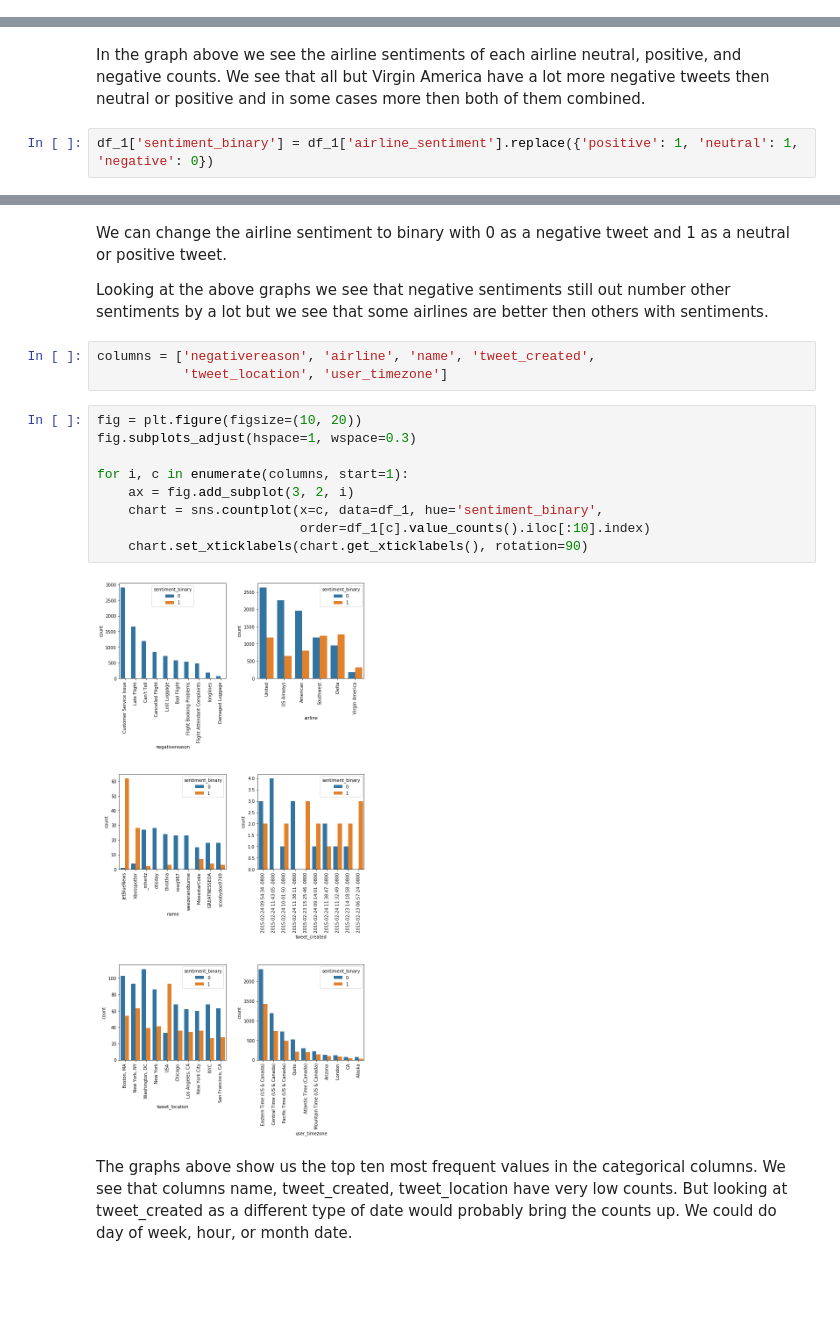
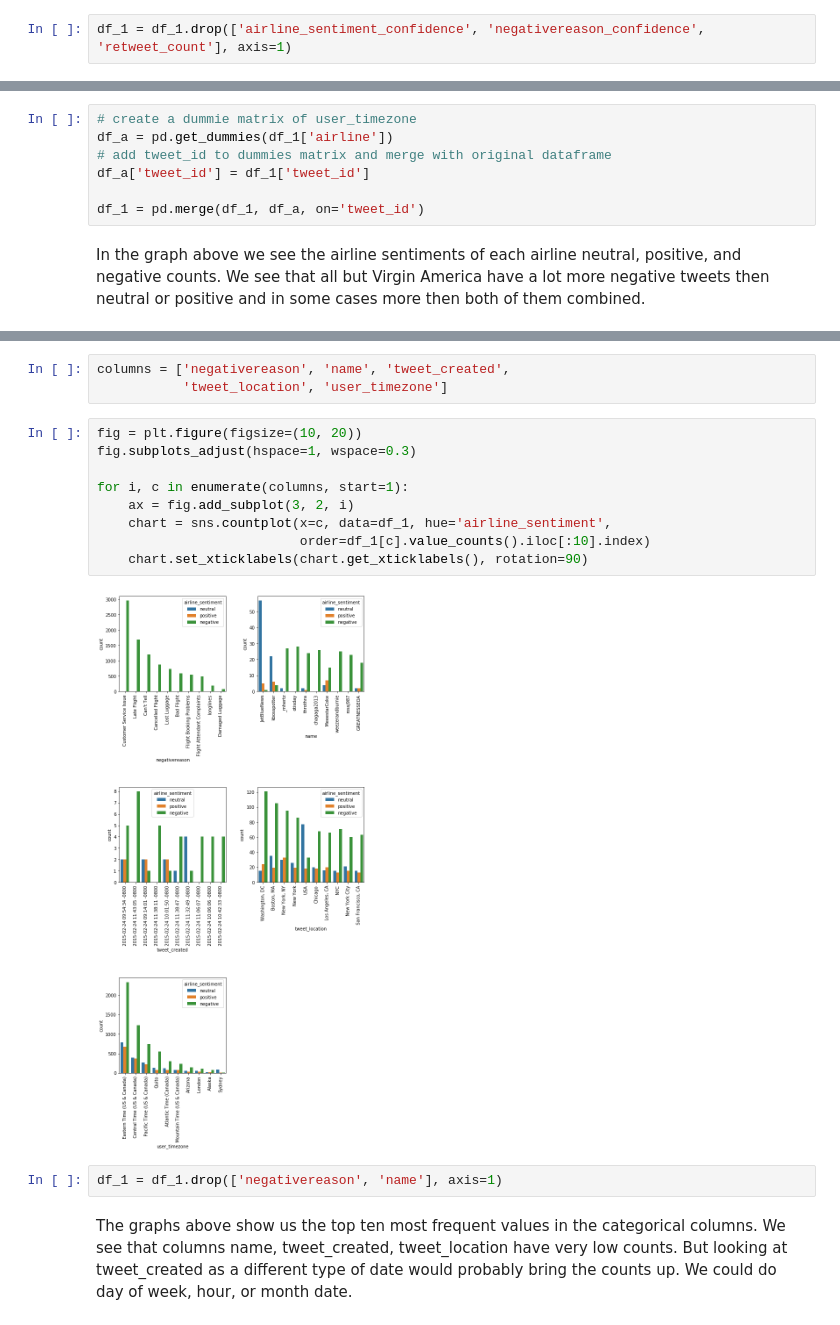
Before and after one commit to willjdew/Airline-Twitter-Sentiment, a Jupyter notebook: notebooks/Twitter_US_Airline_ Sentiment.ipynb, the cells around one changed output, grey strips where cells are left out. Cells and saved outputs as stored; diff of their text form; blank space fills up the shorter version.

```diff
--- a/notebooks/Twitter_US_Airline_ Sentiment.ipynb
+++ b/notebooks/Twitter_US_Airline_ Sentiment.ipynb
@@ -52,0 +59,2 @@ df_1 = df.drop(['airline_sentiment_gold', 'negativereason_gold',
+# %%
+df_1 = df_1.drop(['airline_sentiment_confidence', 'negativereason_confidence', 'retweet_count'], axis=1)
@@ -67,7 +79,12 @@ sns.countplot(df_1['airline'], hue=df_1['airline_sentiment'])
 plt.title('Airlines Sentiment');
 # %% [output]
 [figure]
+# %%
+# create a dummie matrix of user_timezone
+df_a = pd.get_dummies(df_1['airline'])
+# add tweet_id to dummies matrix and merge with original dataframe
+df_a['tweet_id'] = df_1['tweet_id']
+
+df_1 = pd.merge(df_1, df_a, on='tweet_id')
 # %% [markdown]
 In the graph above we see the airline sentiments of each airline neutral, positive, and negative counts.  We see that all but Virgin America have a lot more negative tweets then neutral or positive and in some cases more then both of them combined.
-# %%
-df_1['sentiment_binary'] = df_1['airline_sentiment'].replace({'positive': 1, 'neutral': 1, 'negative': 0})
@@ -83,21 +91,19 @@ plt.title('Airlines Sentiment');
-# %% [markdown]
-We can change the airline sentiment to binary with 0 as a negative tweet and 1 as a neutral or positive tweet.
-
-Looking at the above graphs we see that negative sentiments still out number other sentiments by a lot but we see that some airlines are better then others with sentiments.
 # %%
-columns = ['negativereason', 'airline', 'name', 'tweet_created',
+columns = ['negativereason', 'name', 'tweet_created',
            'tweet_location', 'user_timezone']
 # %%
 fig = plt.figure(figsize=(10, 20))
 fig.subplots_adjust(hspace=1, wspace=0.3)
 
 for i, c in enumerate(columns, start=1):
     ax = fig.add_subplot(3, 2, i)
-    chart = sns.countplot(x=c, data=df_1, hue='sentiment_binary',
+    chart = sns.countplot(x=c, data=df_1, hue='airline_sentiment',
                           order=df_1[c].value_counts().iloc[:10].index)
     chart.set_xticklabels(chart.get_xticklabels(), rotation=90)
 # %% [output]
-[figure, old version]
+[figure, new version]
+# %%
+df_1 = df_1.drop(['negativereason', 'name'], axis=1)
 # %% [markdown]
 The graphs above show us the top ten most frequent values in the categorical columns.  We see that columns name, tweet_created, tweet_location have very low counts.  But looking at tweet_created as a different type of date would probably bring the counts up.  We could do day of week, hour, or month date.
 # %%
```
Also changed, not shown: parts of 39 cells of this notebook.
